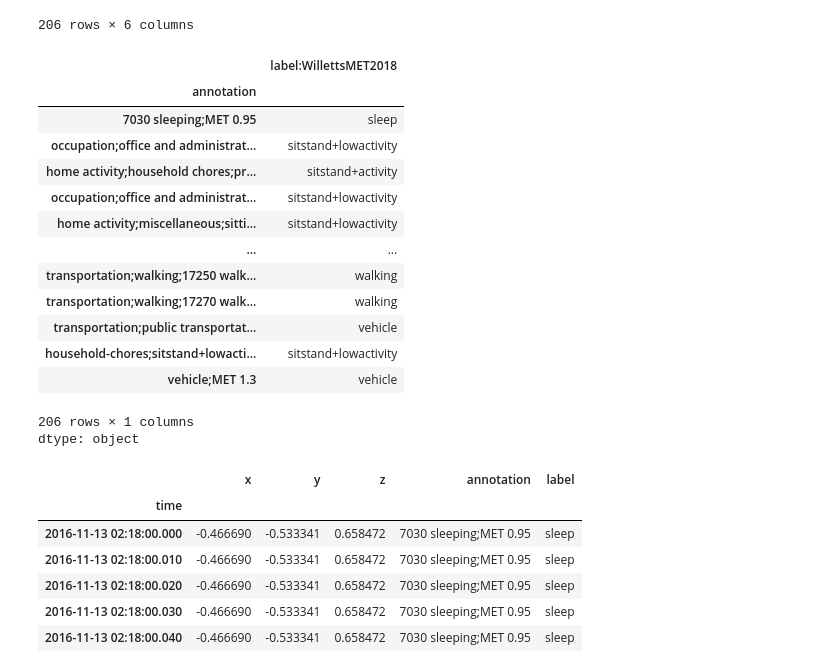
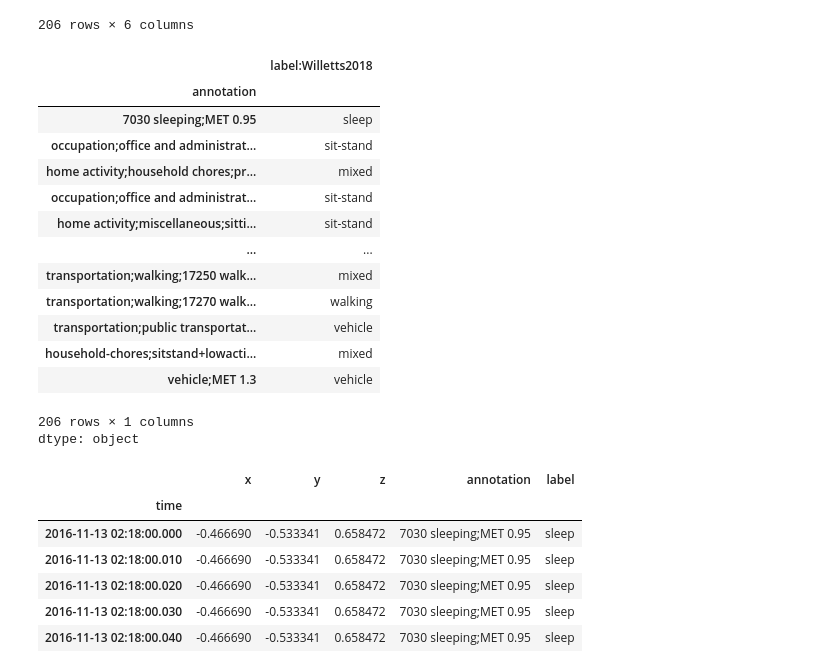
Before and after one commit to papaya147/predictive-analysis, a Jupyter notebook: code.ipynb, the cells around one changed output. Cells and saved outputs as stored; diff of their text form; code cells hidden in the pictures.

```diff
--- a/code.ipynb
+++ b/code.ipynb
@@ -77,21 +227,21 @@ annot
 | vehicle;MET 1.3 | vehicle | vehicle | vehicle | vehicle | ... |
 206 rows × 6 columns
 # %%
-# using WillettsMET2018
-annot["label:WillettsMET2018"]
+# using Willetts2018
+annot["label:Willetts2018"]
 # %% [output]
-|  | label:WillettsMET2018 |
+|  | label:Willetts2018 |
 | annotation |  |
 | 7030 sleeping;MET 0.95 | sleep |
-| occupation;office and administrat... | sitstand+lowactivity |
-| home activity;household chores;pr... | sitstand+activity |
-| occupation;office and administrat... | sitstand+lowactivity |
-| home activity;miscellaneous;sitti... | sitstand+lowactivity |
+| occupation;office and administrat... | sit-stand |
+| home activity;household chores;pr... | mixed |
+| occupation;office and administrat... | sit-stand |
+| home activity;miscellaneous;sitti... | sit-stand |
 | ... | ... |
-| transportation;walking;17250 walk... | walking |
+| transportation;walking;17250 walk... | mixed |
 | transportation;walking;17270 walk... | walking |
 | transportation;public transportat... | vehicle |
-| household-chores;sitstand+lowacti... | sitstand+lowactivity |
+| household-chores;sitstand+lowacti... | mixed |
 | vehicle;MET 1.3 | vehicle |
 206 rows × 1 columns
 dtype: object
```
Also changed, not shown: parts of 9 cells of this notebook.
